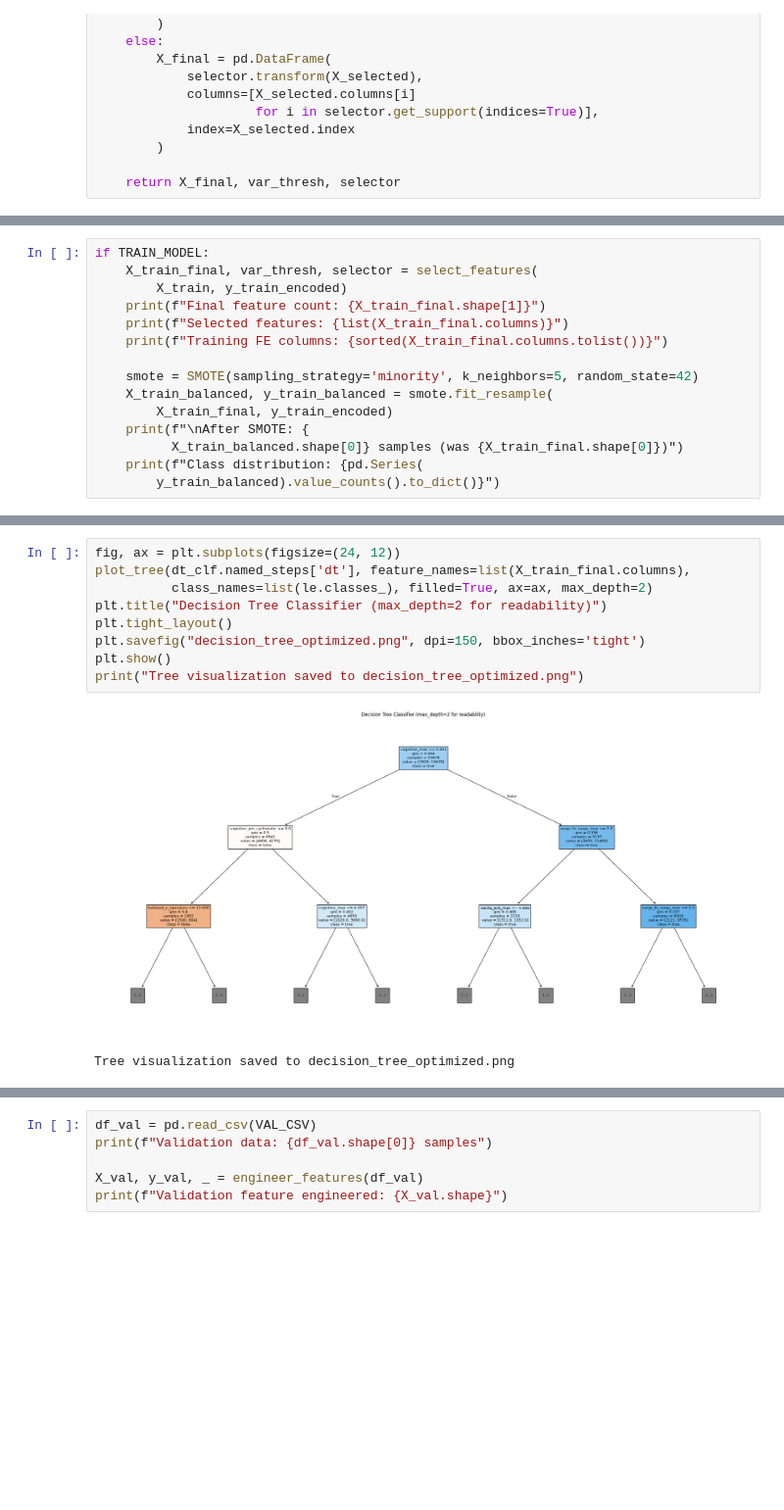
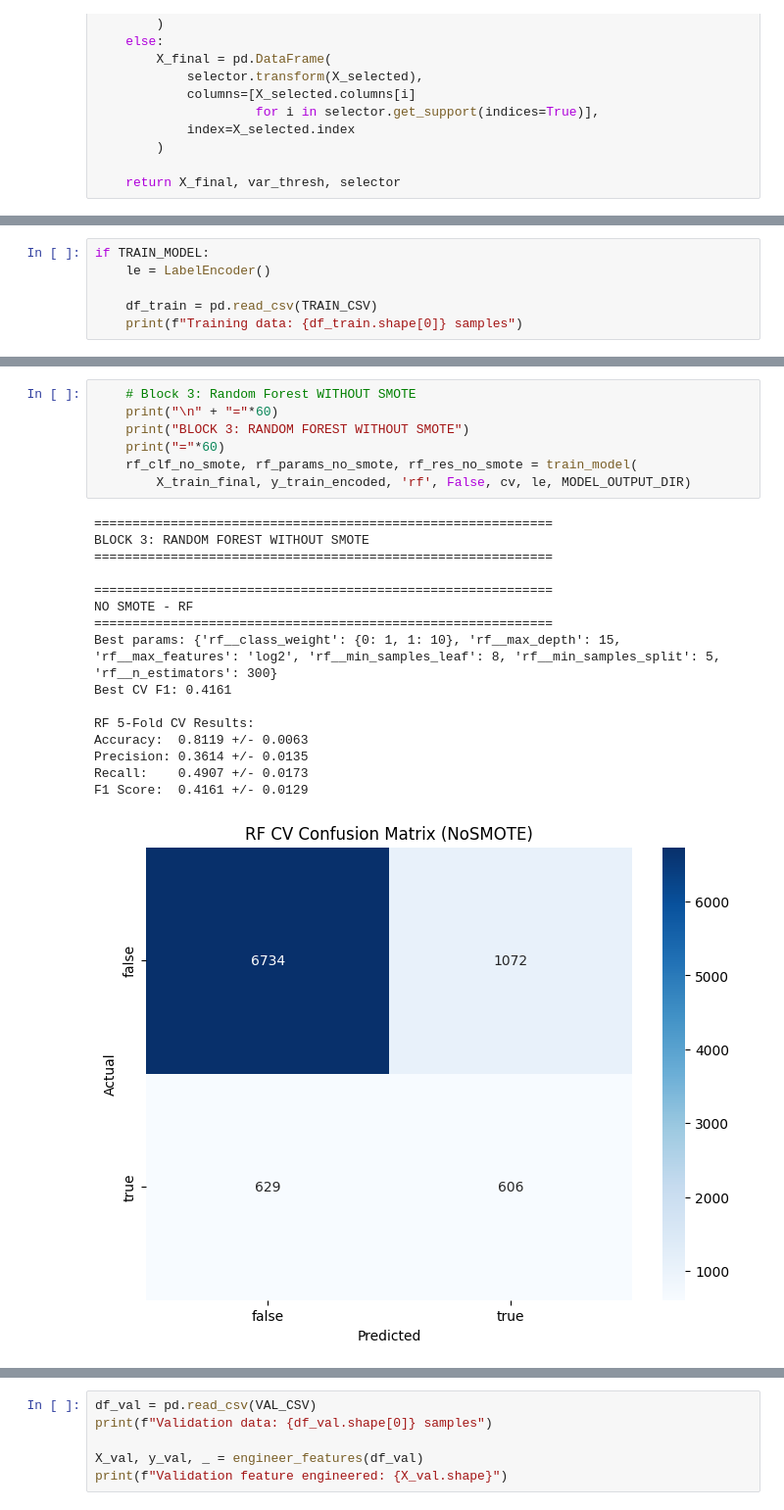
Before and after one commit to ArtLiathain/masters-thesis, a Jupyter notebook: data_analysis/machine_learning/decision_tree.ipynb, the cells around one changed output, grey strips where cells are left out. Shown at 98% size. Saved outputs shown, nothing was run; the diff lists cells and outputs as text; blank space fills up the shorter version.

```diff
--- a/data_analysis/machine_learning/decision_tree.ipynb
+++ b/data_analysis/machine_learning/decision_tree.ipynb
@@ -174,16 +234,7 @@ Feature engineered shape: (9044, 100)
 # %%
 if TRAIN_MODEL:
-    X_train_final, var_thresh, selector = select_features(
-        X_train, y_train_encoded)
-    print(f"Final feature count: {X_train_final.shape[1]}")
-    print(f"Selected features: {list(X_train_final.columns)}")
-    print(f"Training FE columns: {sorted(X_train_final.columns.tolist())}")
+    le = LabelEncoder()
 
-    smote = SMOTE(sampling_strategy='minority', k_neighbors=5, random_state=42)
-    X_train_balanced, y_train_balanced = smote.fit_resample(
-        X_train_final, y_train_encoded)
-    print(f"\nAfter SMOTE: {
-          X_train_balanced.shape[0]} samples (was {X_train_final.shape[0]})")
-    print(f"Class distribution: {pd.Series(
-        y_train_balanced).value_counts().to_dict()}")
+    df_train = pd.read_csv(TRAIN_CSV)
+    print(f"Training data: {df_train.shape[0]} samples")
 # %% [output]
@@ -531,12 +393,24 @@ DT feature importance saved to dt_feature_importance.png
 # %%
-fig, ax = plt.subplots(figsize=(24, 12))
-plot_tree(dt_clf.named_steps['dt'], feature_names=list(X_train_final.columns),
-          class_names=list(le.classes_), filled=True, ax=ax, max_depth=2)
-plt.title("Decision Tree Classifier (max_depth=2 for readability)")
-plt.tight_layout()
-plt.savefig("decision_tree_optimized.png", dpi=150, bbox_inches='tight')
-plt.show()
-print("Tree visualization saved to decision_tree_optimized.png")
+    # Block 3: Random Forest WITHOUT SMOTE
+    print("\n" + "="*60)
+    print("BLOCK 3: RANDOM FOREST WITHOUT SMOTE")
+    print("="*60)
+    rf_clf_no_smote, rf_params_no_smote, rf_res_no_smote = train_model(
+        X_train_final, y_train_encoded, 'rf', False, cv, le, MODEL_OUTPUT_DIR)
 # %% [output]
+============================================================
+BLOCK 3: RANDOM FOREST WITHOUT SMOTE
+============================================================
+
+============================================================
+NO SMOTE - RF
+============================================================
+Best params: {'rf__class_weight': {0: 1, 1: 10}, 'rf__max_depth': 15, 'rf__max_features': 'log2', 'rf__min_samples_leaf': 8, 'rf__min_samples_split': 5, 'rf__n_estimators': 300}
+Best CV F1: 0.4161
+
+RF 5-Fold CV Results:
+Accuracy:  0.8119 +/- 0.0063
+Precision: 0.3614 +/- 0.0135
+Recall:    0.4907 +/- 0.0173
+F1 Score:  0.4161 +/- 0.0129
-[figure, old version]
+[figure, new version]
-Tree visualization saved to decision_tree_optimized.png
```
Also changed, not shown: parts of 15 cells of this notebook, 46 other files.
